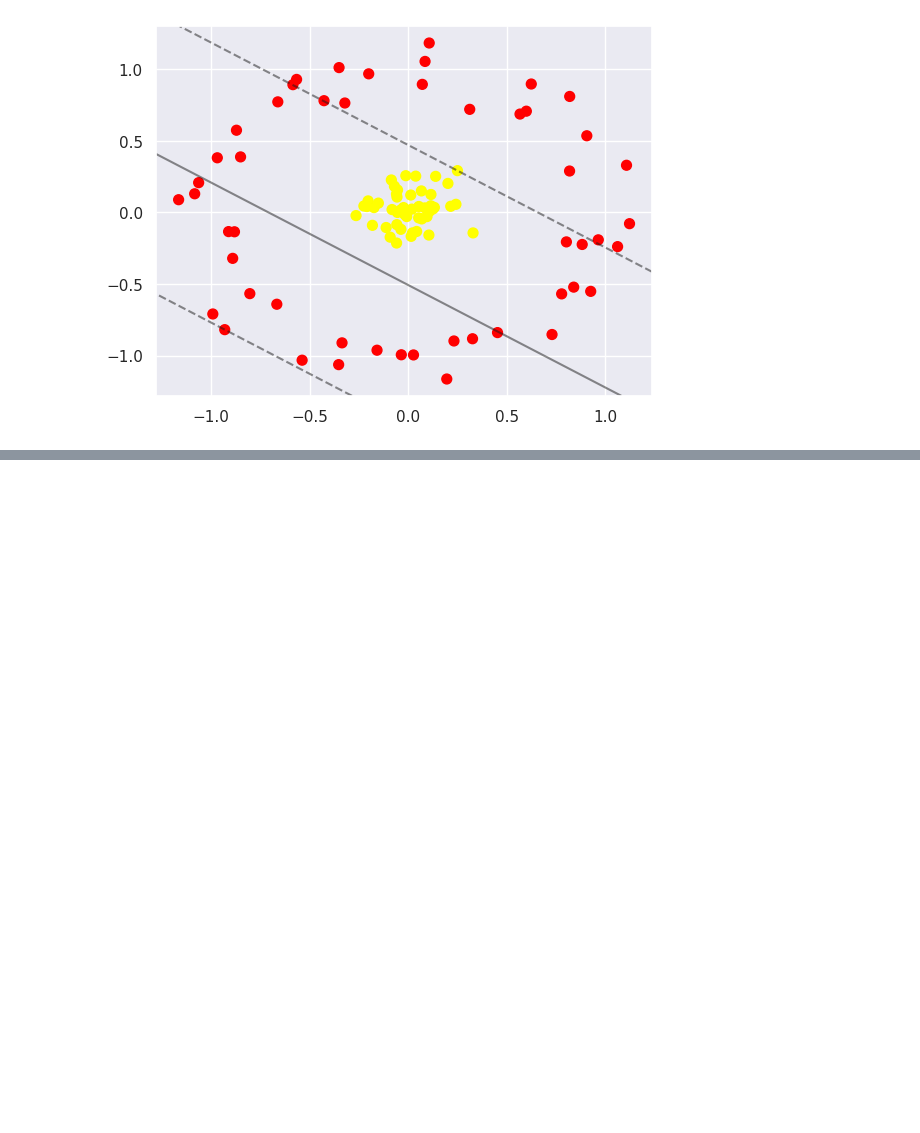
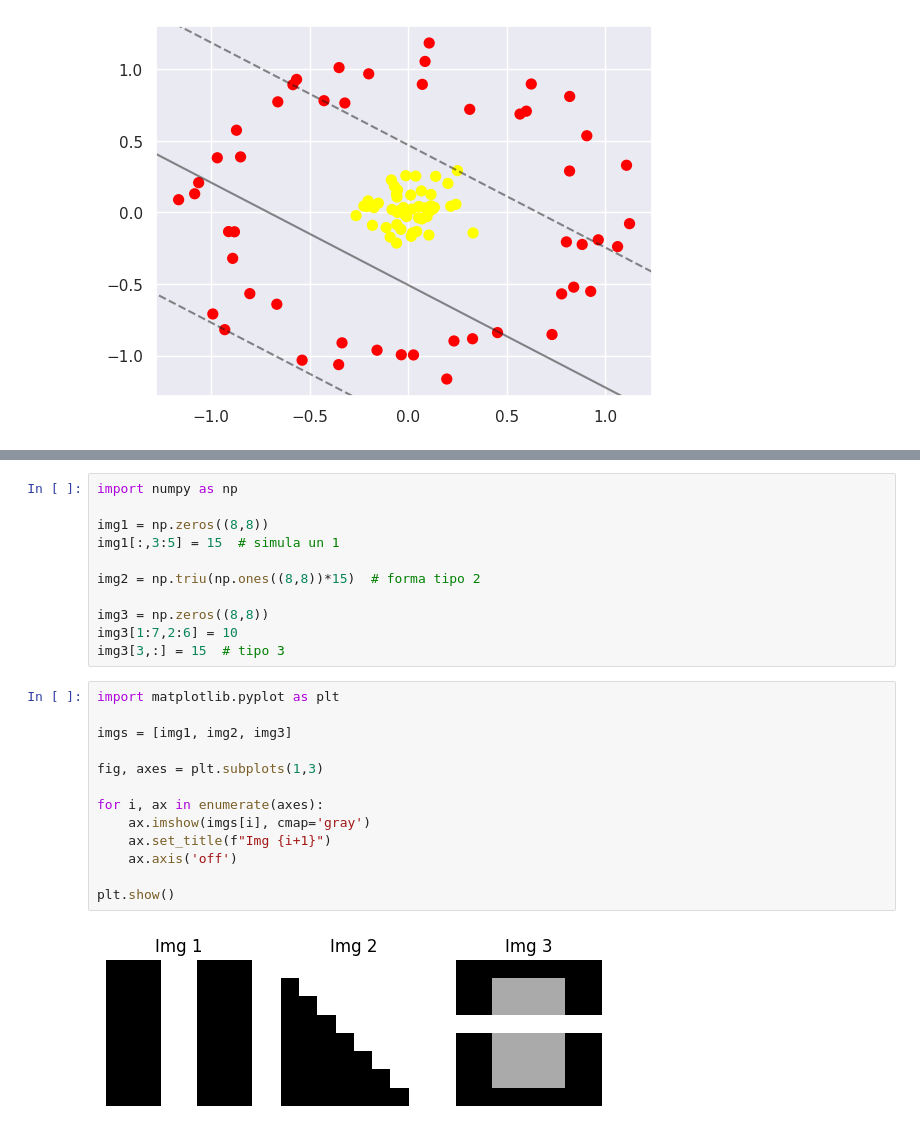
Before and after one commit to ximenaOr7/ximenaob_mineria, a Jupyter notebook: minería_de_datos_cuaderno_.ipynb, the cells around one changed output, grey strips where cells are left out. Saved outputs shown, nothing was run; the diff lists cells and outputs as text; blank space fills up the shorter version.

```diff
--- a/minería_de_datos_cuaderno_.ipynb
+++ b/minería_de_datos_cuaderno_.ipynb
@@ -2744,0 +2807,26 @@ plot_svc_decision_function(clf, plot_support=False)
+# %%
+import numpy as np
+
+img1 = np.zeros((8,8))
+img1[:,3:5] = 15  # simula un 1
+
+img2 = np.triu(np.ones((8,8))*15)  # forma tipo 2
+
+img3 = np.zeros((8,8))
+img3[1:7,2:6] = 10
+img3[3,:] = 15  # tipo 3
+# %%
+import matplotlib.pyplot as plt
+
+imgs = [img1, img2, img3]
+
+fig, axes = plt.subplots(1,3)
+
+for i, ax in enumerate(axes):
+    ax.imshow(imgs[i], cmap='gray')
+    ax.set_title(f"Img {i+1}")
+    ax.axis('off')
+
+plt.show()
+# %% [output]
+[figure, added]
```
Also changed, not shown: parts of 8 cells of this notebook.
